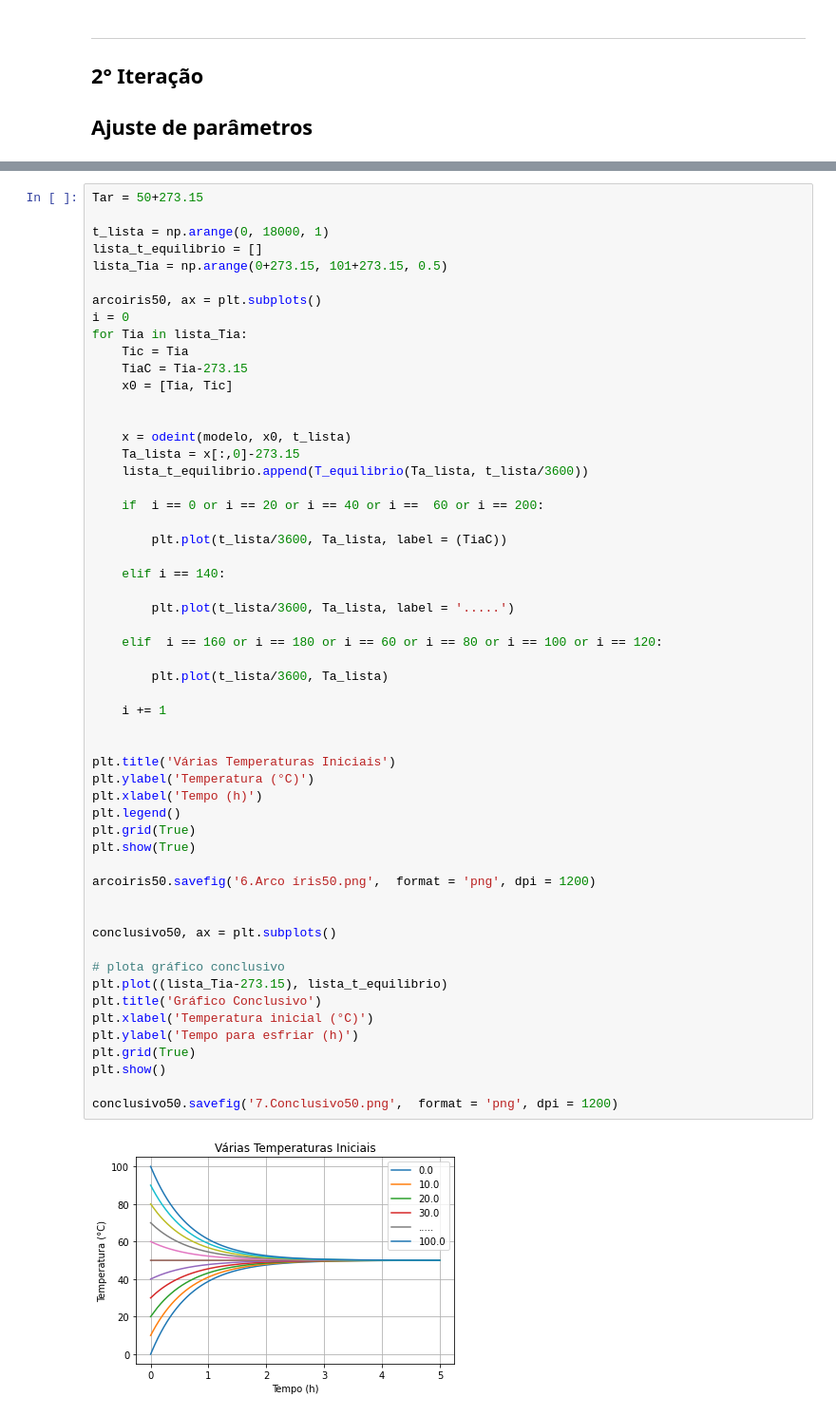
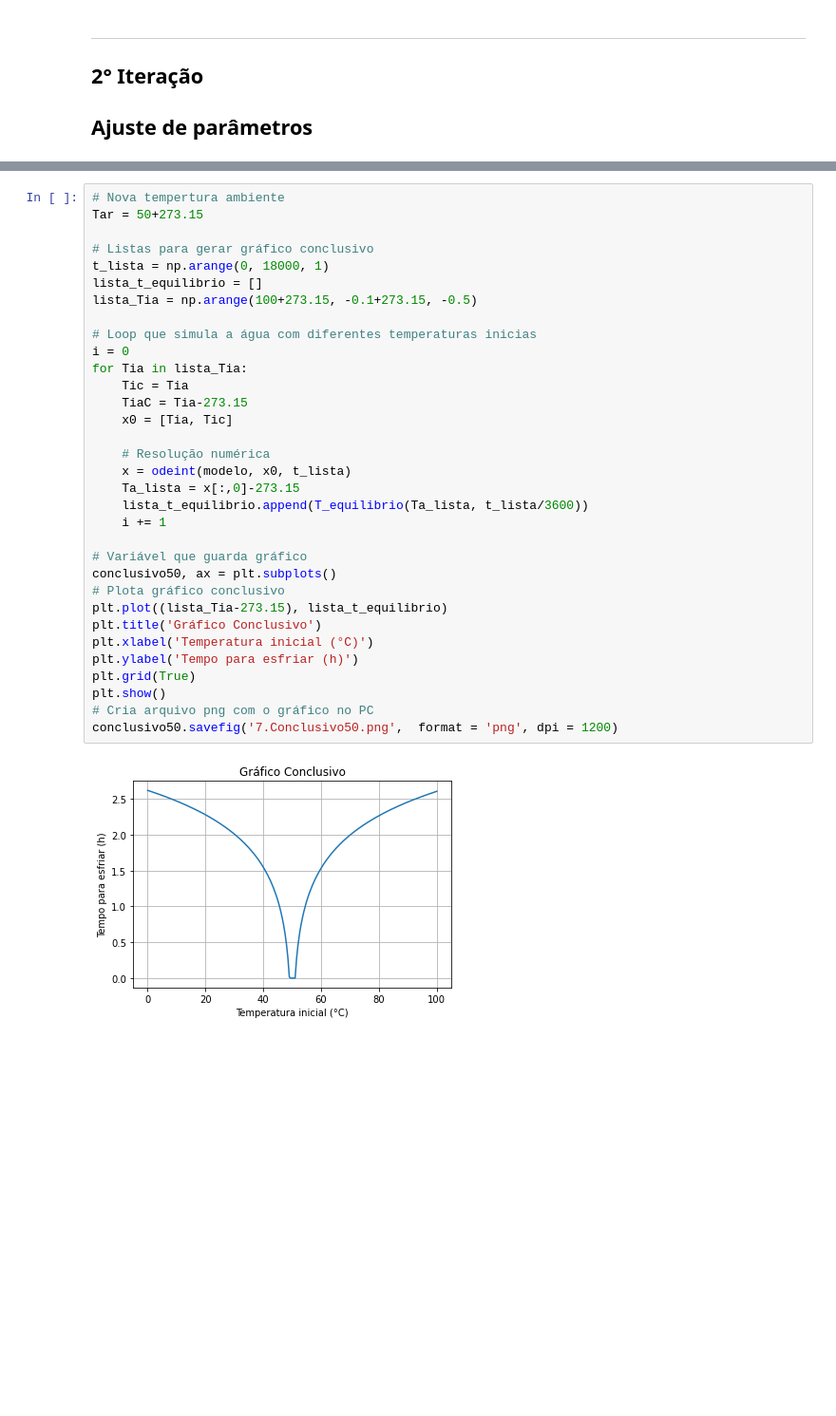
Before and after one commit to pedroivoal/Modsim-P2, a Jupyter notebook: arq3.ipynb, the cells around one changed output, grey strips where cells are left out. Shown at 95% size. Drawn from its saved outputs; the diff is of its cells as text; blank space fills up the shorter version.

```diff
--- a/arq3.ipynb
+++ b/arq3.ipynb
@@ -224,57 +252,35 @@ conclusivo.savefig('5.Conclusivo.png',  format = 'png', dpi = 1200)
 # %%
+# Nova tempertura ambiente
 Tar = 50+273.15
 
+# Listas para gerar gráfico conclusivo
 t_lista = np.arange(0, 18000, 1)
 lista_t_equilibrio = []
-lista_Tia = np.arange(0+273.15, 101+273.15, 0.5)
+lista_Tia = np.arange(100+273.15, -0.1+273.15, -0.5)
 
-arcoiris50, ax = plt.subplots()
+# Loop que simula a água com diferentes temperaturas inicias
 i = 0
 for Tia in lista_Tia:
     Tic = Tia
     TiaC = Tia-273.15
     x0 = [Tia, Tic]
 
-
+    # Resolução numérica
     x = odeint(modelo, x0, t_lista)
     Ta_lista = x[:,0]-273.15
     lista_t_equilibrio.append(T_equilibrio(Ta_lista, t_lista/3600))
-
-    if  i == 0 or i == 20 or i == 40 or i ==  60 or i == 200:
-
-        plt.plot(t_lista/3600, Ta_lista, label = (TiaC))
-
-    elif i == 140:
-
-        plt.plot(t_lista/3600, Ta_lista, label = '.....')
-
-    elif  i == 160 or i == 180 or i == 60 or i == 80 or i == 100 or i == 120:
-
-        plt.plot(t_lista/3600, Ta_lista)
-
     i += 1
 
-
-plt.title('Várias Temperaturas Iniciais')
-plt.ylabel('Temperatura (°C)')
-plt.xlabel('Tempo (h)')
-plt.legend()
-plt.grid(True)
-plt.show(True)
-
-arcoiris50.savefig('6.Arco íris50.png',  format = 'png', dpi = 1200)
-
-
+# Variável que guarda gráfico
 conclusivo50, ax = plt.subplots()
-
-# plota gráfico conclusivo
+# Plota gráfico conclusivo
 plt.plot((lista_Tia-273.15), lista_t_equilibrio)
 plt.title('Gráfico Conclusivo')
 plt.xlabel('Temperatura inicial (°C)')
 plt.ylabel('Tempo para esfriar (h)')
 plt.grid(True)
 plt.show()
-
+# Cria arquivo png com o gráfico no PC
 conclusivo50.savefig('7.Conclusivo50.png',  format = 'png', dpi = 1200)
 # %% [output]
-[figure, old version]
+[figure, new version]
```
Also changed, not shown: parts of 10 cells of this notebook, 2 other files.
